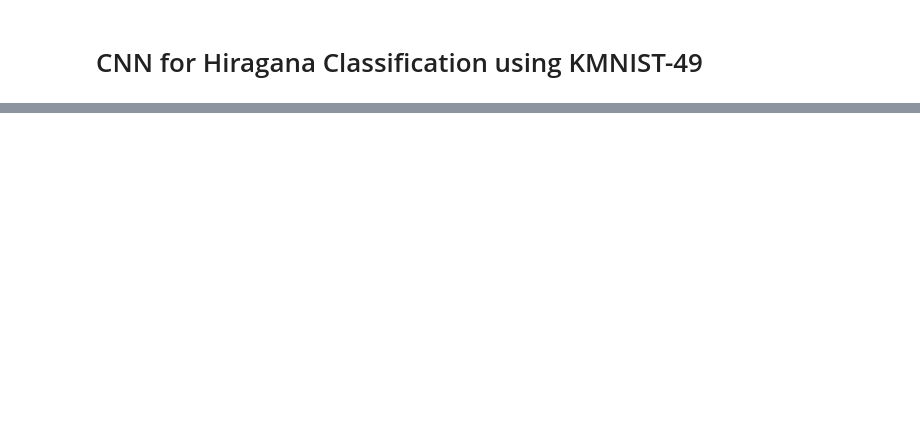
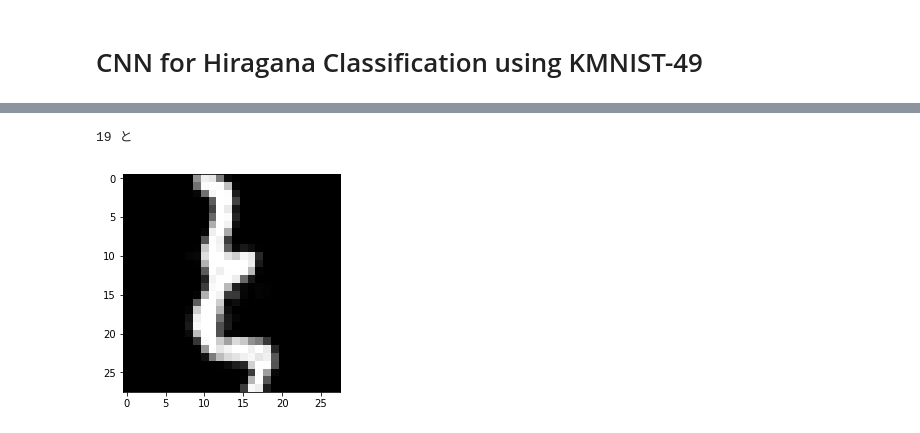
Before and after one commit to laasya98/H4, a Jupyter notebook: h4.ipynb, the cells around one changed output, grey strips where cells are left out. Cells and saved outputs as stored; diff of their text form; code cells hidden in the pictures; blank space fills up the shorter version.

```diff
--- a/h4.ipynb
+++ b/h4.ipynb
@@ -194,0 +225,8 @@ array([0.00327383, 0.02412042, 0.04271048, 0.5784874 , 0.00357403,
+# %%
+subject = x_test[0].reshape(1,28,28,1)
+plt.imshow(subject[0,:,:,0], cmap = "gray")
+y = model.predict(subject)
+print(np.argmax(y), map_unicode[19])
+# %% [output]
+19 と
+[figure, added]
```
Also changed, not shown: parts of 10 cells of this notebook.
